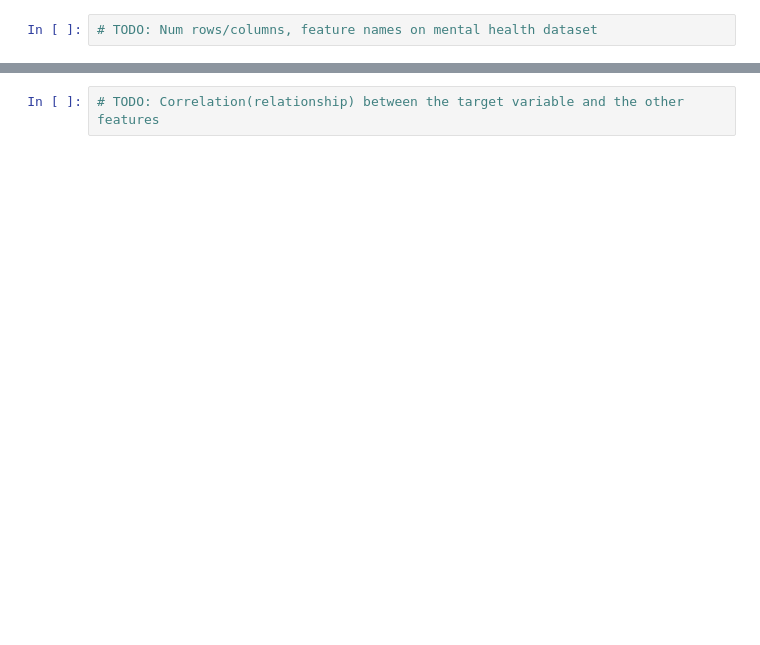
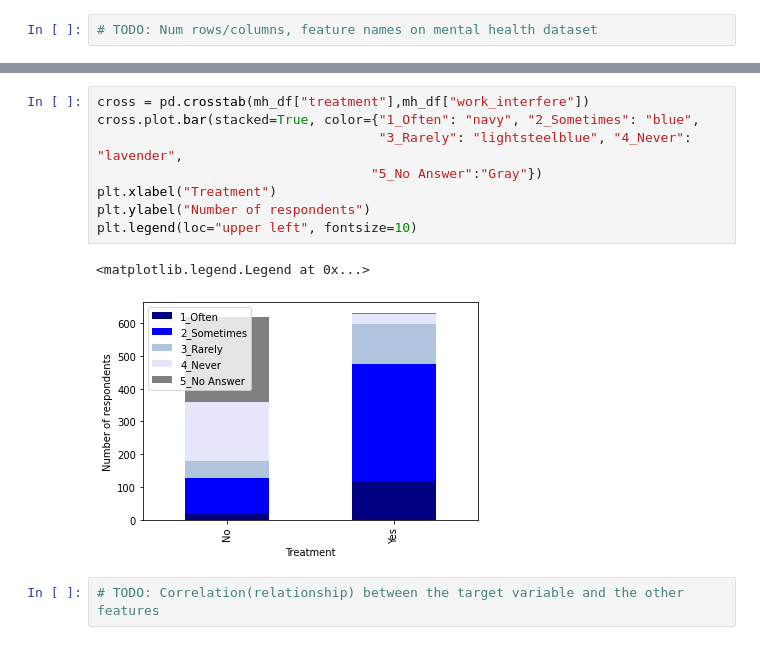
Before and after one commit to ceciliastern/ds_term_project, a Jupyter notebook: Term Project - Mental Health Dataset.ipynb, the cells around one changed output, grey strips where cells are left out. Drawn from its saved outputs; the diff is of its cells as text; blank space fills up the shorter version.

```diff
--- a/Term Project - Mental Health Dataset.ipynb
+++ b/Term Project - Mental Health Dataset.ipynb
@@ -180,2 +211,13 @@ print(mh_df["comments"].isnull().sum())
+# %%
+cross = pd.crosstab(mh_df["treatment"],mh_df["work_interfere"])
+cross.plot.bar(stacked=True, color={"1_Often": "navy", "2_Sometimes": "blue",
+                                    "3_Rarely": "lightsteelblue", "4_Never": "lavender",
+                                   "5_No Answer":"Gray"})
+plt.xlabel("Treatment")
+plt.ylabel("Number of respondents")
+plt.legend(loc="upper left", fontsize=10)
+# %% [output]
+<matplotlib.legend.Legend at 0x...>
+[figure, added]
 # %%
 # TODO: Correlation(relationship) between the target variable and the other features
```
Also changed, not shown: parts of 11 cells of this notebook.
